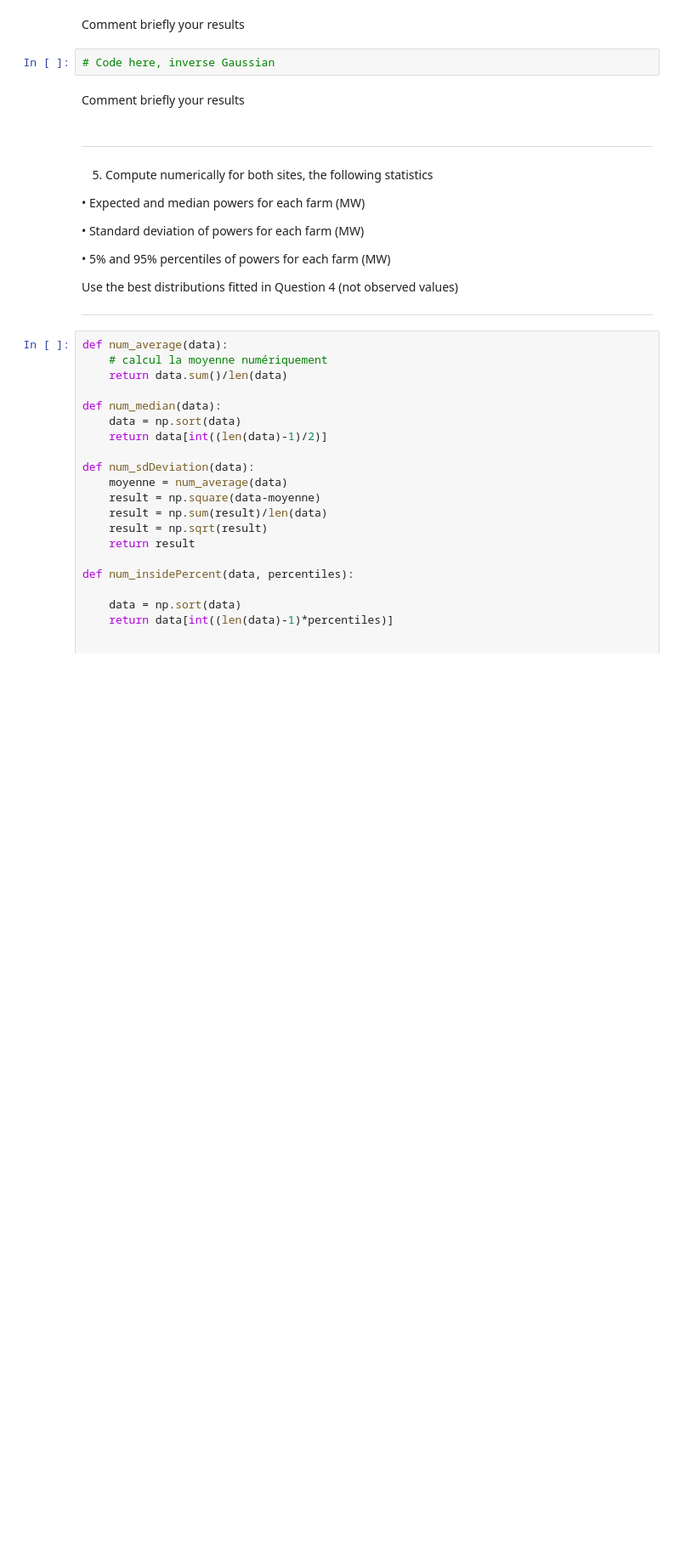
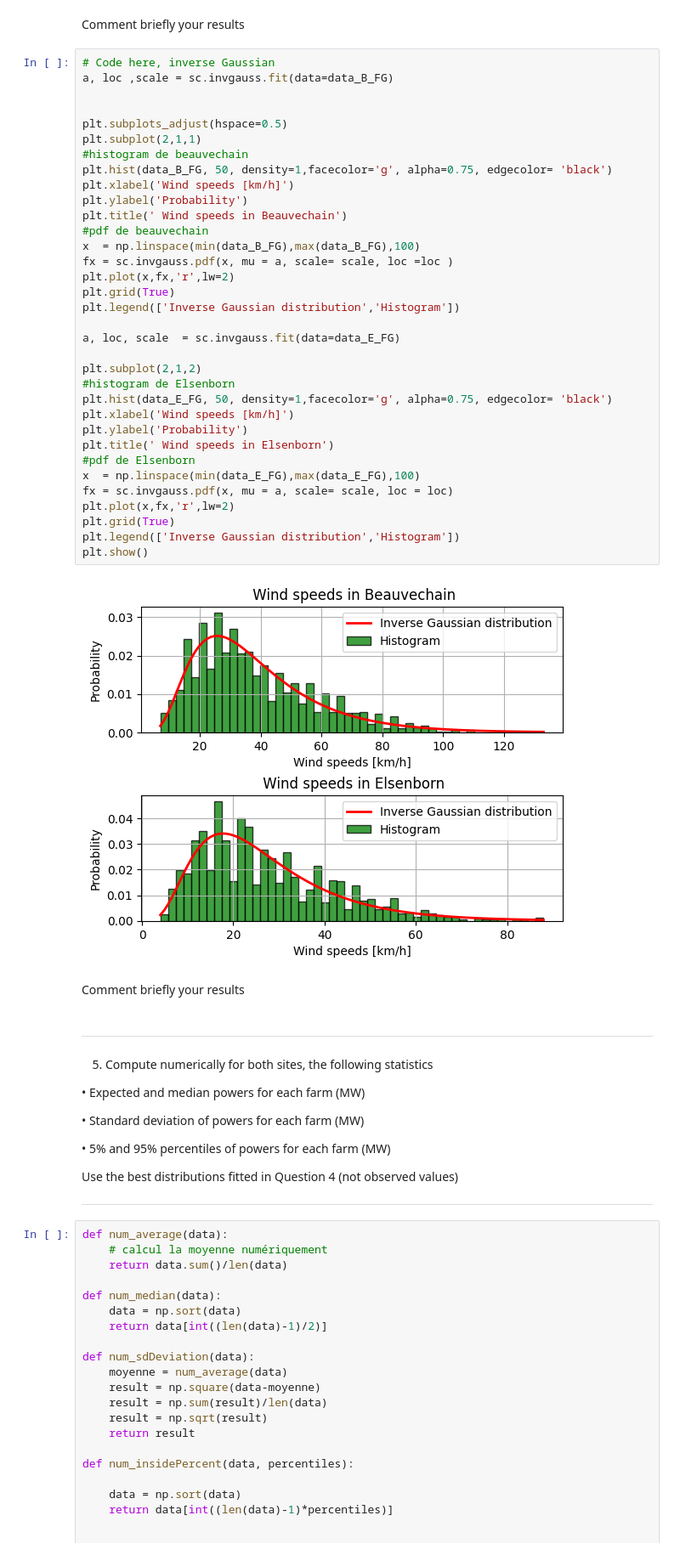
Before and after one commit to Albanedns/Hackathon, a Jupyter notebook: hackathon 1/code/hackathon.ipynb, the cells around one changed output. Shown: that part at 85% size. Drawn from its saved outputs; the diff is of its cells as text; blank space fills up the shorter version.

```diff
--- a/hackathon 1/code/hackathon.ipynb
+++ b/hackathon 1/code/hackathon.ipynb
@@ -236,7 +236,41 @@ plt.show()
 # %% [markdown]
 Comment briefly your results
-# %%
-# Code here, inverse Gaussian
+# %%
+# Code here, inverse Gaussian
+a, loc ,scale = sc.invgauss.fit(data=data_B_FG)
+
+
+plt.subplots_adjust(hspace=0.5)
+plt.subplot(2,1,1)
+#histogram de beauvechain
+plt.hist(data_B_FG, 50, density=1,facecolor='g', alpha=0.75, edgecolor= 'black')
+plt.xlabel('Wind speeds [km/h]')
+plt.ylabel('Probability')
+plt.title(' Wind speeds in Beauvechain')
+#pdf de beauvechain
+x  = np.linspace(min(data_B_FG),max(data_B_FG),100)
+fx = sc.invgauss.pdf(x, mu = a, scale= scale, loc =loc )
+plt.plot(x,fx,'r',lw=2)
+plt.grid(True)
+plt.legend(['Inverse Gaussian distribution','Histogram'])
+
+a, loc, scale  = sc.invgauss.fit(data=data_E_FG)
+
+plt.subplot(2,1,2)
+#histogram de Elsenborn
+plt.hist(data_E_FG, 50, density=1,facecolor='g', alpha=0.75, edgecolor= 'black')
+plt.xlabel('Wind speeds [km/h]')
+plt.ylabel('Probability')
+plt.title(' Wind speeds in Elsenborn')
+#pdf de Elsenborn
+x  = np.linspace(min(data_E_FG),max(data_E_FG),100)
+fx = sc.invgauss.pdf(x, mu = a, scale= scale, loc = loc)
+plt.plot(x,fx,'r',lw=2)
+plt.grid(True)
+plt.legend(['Inverse Gaussian distribution','Histogram'])
+plt.show()
+# %% [output]
+[figure, added]
 # %% [markdown]
 Comment briefly your results
 # %% [markdown]
```
Also changed, not shown: parts of 1 cell of this notebook.
